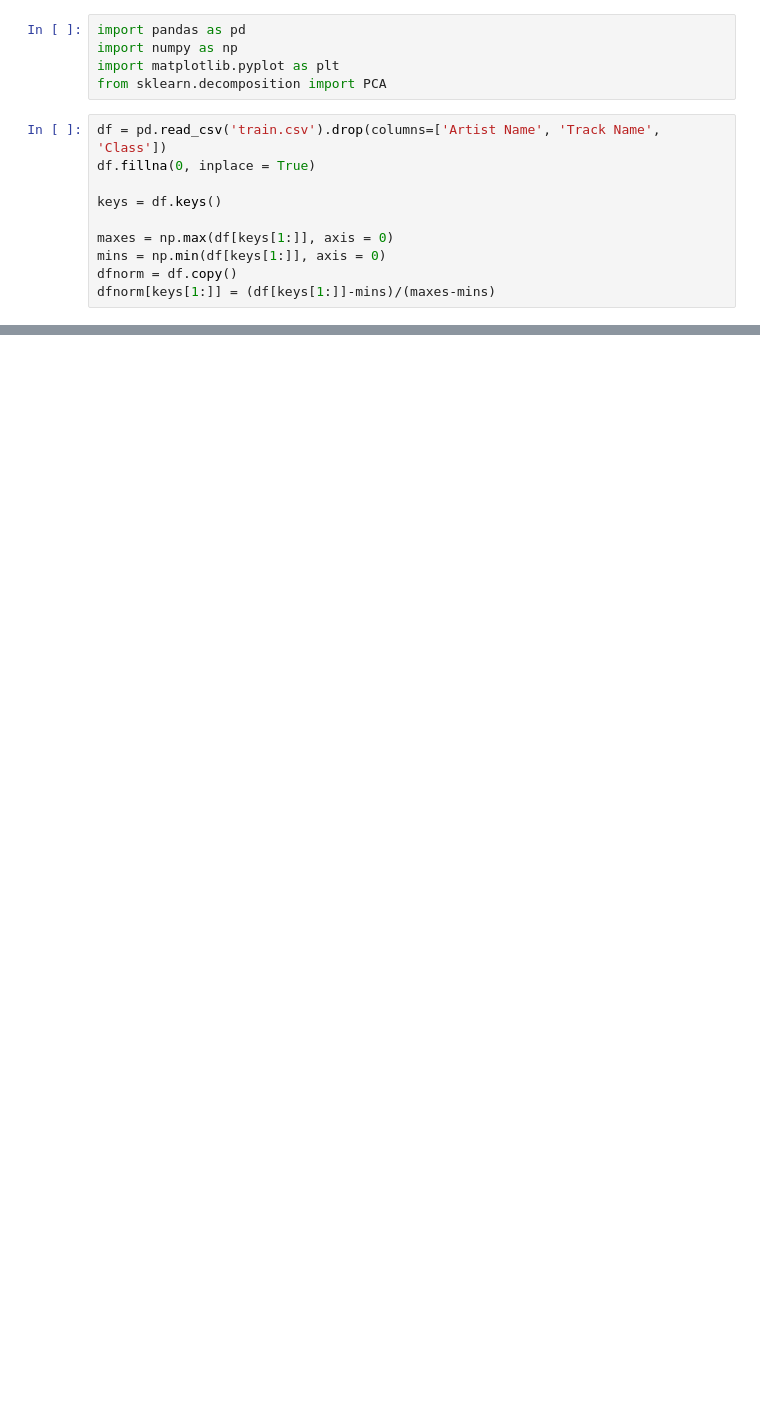
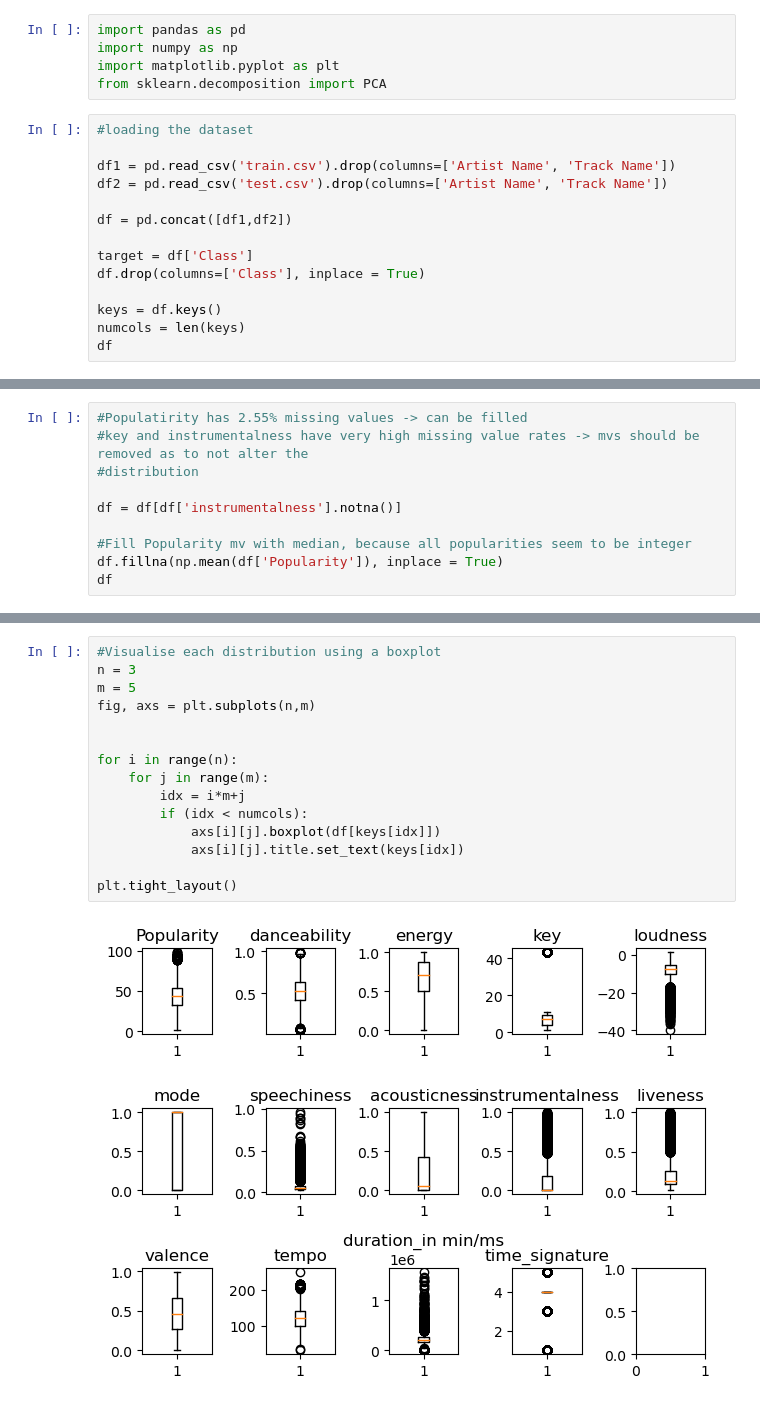
Before and after one commit to Thogasa/Data-Mining-Project, a Jupyter notebook: Genre Clustering.ipynb, the cells around one changed output, grey strips where cells are left out. Drawn from its saved outputs; the diff is of its cells as text; blank space fills up the shorter version.

```diff
--- a/Genre Clustering.ipynb
+++ b/Genre Clustering.ipynb
@@ -4,12 +4,16 @@ import numpy as np
 import matplotlib.pyplot as plt
 from sklearn.decomposition import PCA
 # %%
-df = pd.read_csv('train.csv').drop(columns=['Artist Name', 'Track Name', 'Class'])
-df.fillna(0, inplace = True)
+#loading the dataset
+
+df1 = pd.read_csv('train.csv').drop(columns=['Artist Name', 'Track Name'])
+df2 = pd.read_csv('test.csv').drop(columns=['Artist Name', 'Track Name'])
+
+df = pd.concat([df1,df2])
+
+target = df['Class']
+df.drop(columns=['Class'], inplace = True)
 
 keys = df.keys()
-
-maxes = np.max(df[keys[1:]], axis = 0)
-mins = np.min(df[keys[1:]], axis = 0)
-dfnorm = df.copy()
-dfnorm[keys[1:]] = (df[keys[1:]]-mins)/(maxes-mins)
+numcols = len(keys)
+df
@@ -15,0 +53,10 @@ dfnorm[keys[1:]] = (df[keys[1:]]-mins)/(maxes-mins)
+# %%
+#Populatirity has 2.55% missing values -> can be filled
+#key and instrumentalness have very high missing value rates -> mvs should be removed as to not alter the
+#distribution
+
+df = df[df['instrumentalness'].notna()]
+
+#Fill Popularity mv with median, because all popularities seem to be integer
+df.fillna(np.mean(df['Popularity']), inplace = True)
+df
@@ -16 +113,18 @@ dfnorm[keys[1:]] = (df[keys[1:]]-mins)/(maxes-mins)
+# %%
+#Visualise each distribution using a boxplot
+n = 3
+m = 5
+fig, axs = plt.subplots(n,m)
+
+
+for i in range(n):
+    for j in range(m):
+        idx = i*m+j
+        if (idx < numcols):
+            axs[i][j].boxplot(df[keys[idx]])
+            axs[i][j].title.set_text(keys[idx])
+
+plt.tight_layout()
+# %% [output]
+[figure, added]
 # %%
```
Also changed, not shown: parts of 10 cells of this notebook.
